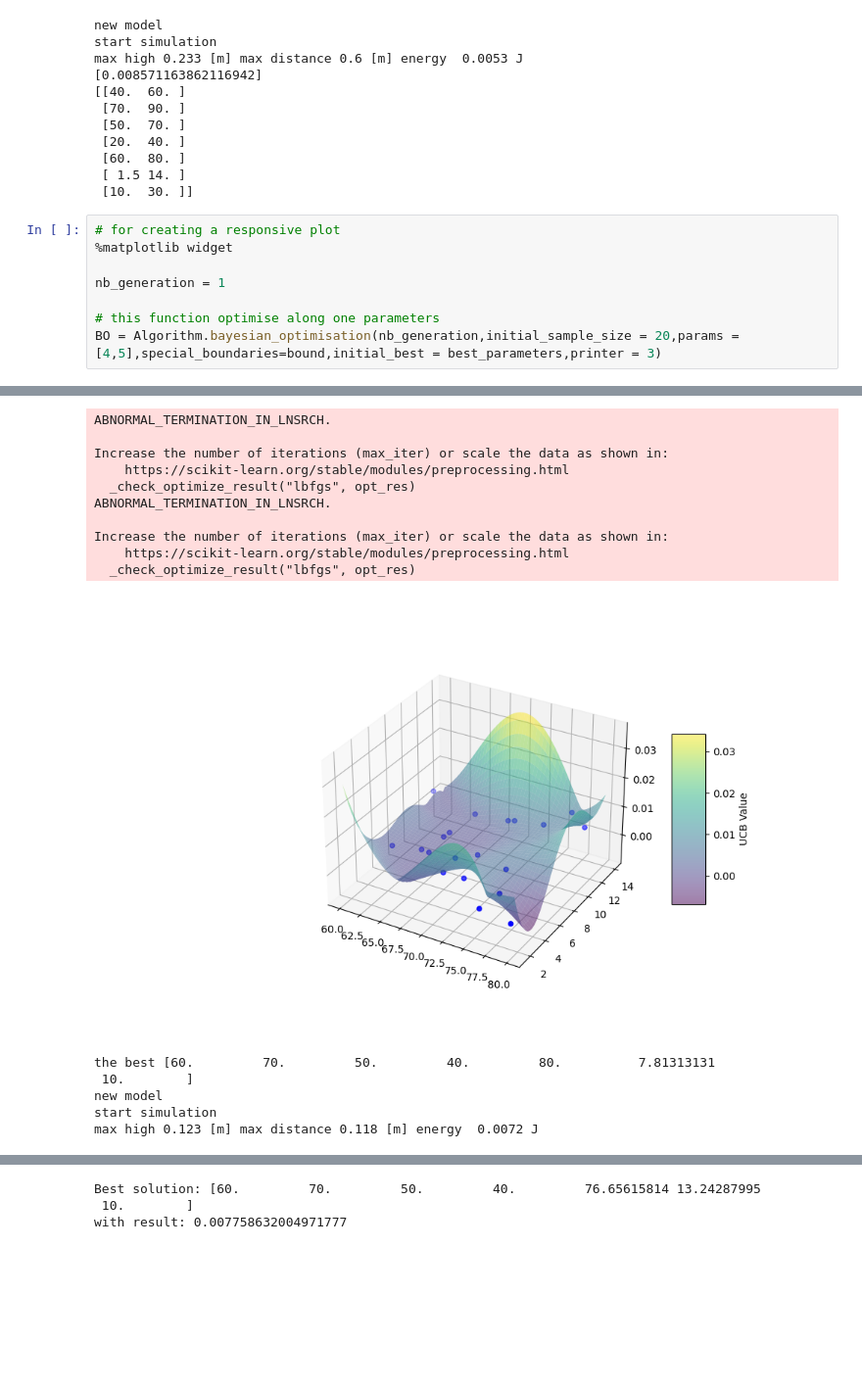
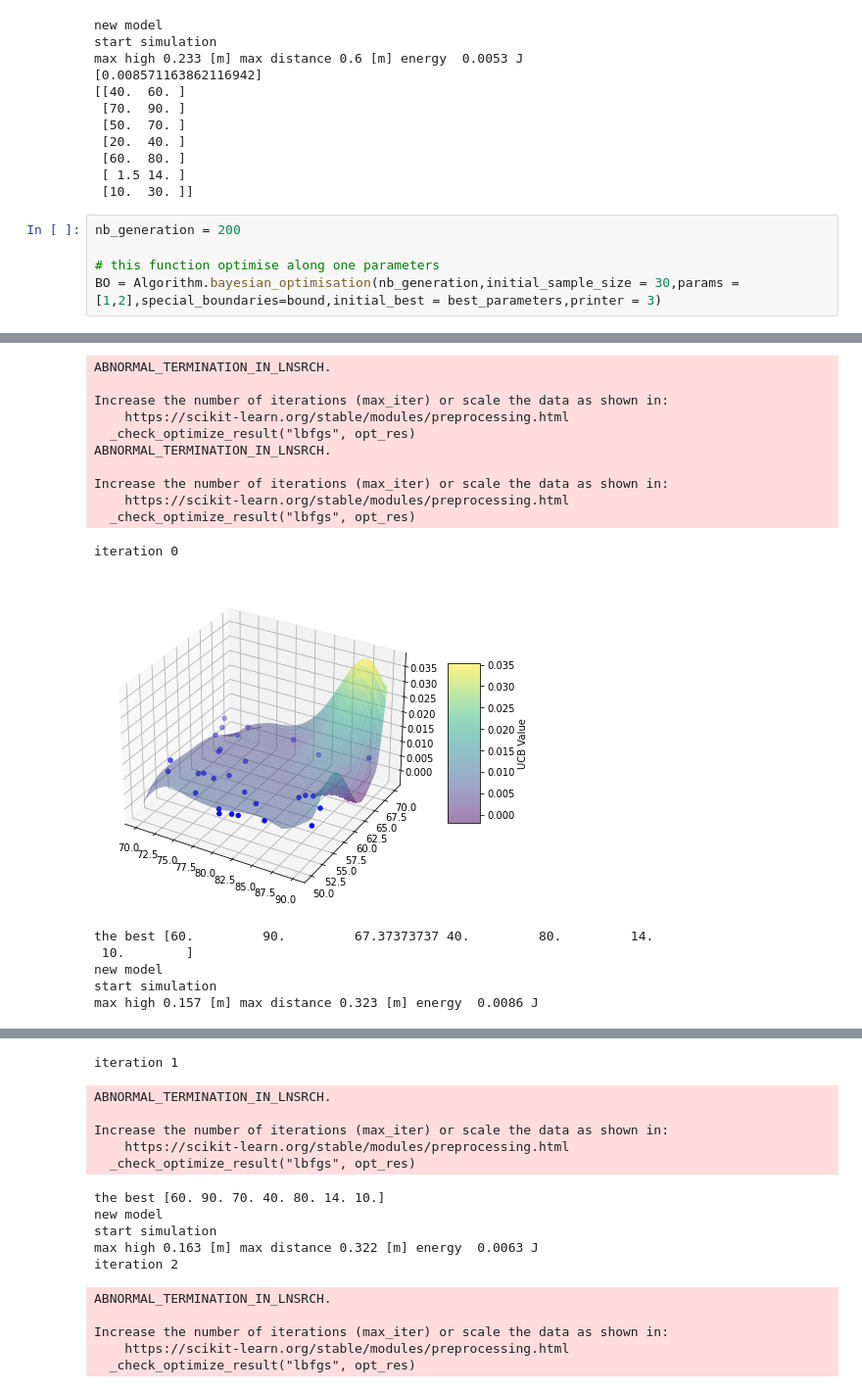
Before and after one commit to alifuatsahin/Jumping-Robot-Design, a Jupyter notebook: jumper_test/optimisation/optimisation BO.ipynb, the cells around one changed output, grey strips where cells are left out. Shown at 98% size. Saved outputs shown, nothing was run; the diff lists cells and outputs as text; blank space fills up the shorter version.

```diff
--- a/jumper_test/optimisation/optimisation BO.ipynb
+++ b/jumper_test/optimisation/optimisation BO.ipynb
@@ -33,12 +33,9 @@ max high 0.233 [m] max distance 0.6 [m] energy  0.0053 J
  [ 1.5 14. ]
  [10.  30. ]]
 # %%
-# for creating a responsive plot
-%matplotlib widget
-
-nb_generation = 1
+nb_generation = 200
 
 # this function optimise along one parameters
-BO = Algorithm.bayesian_optimisation(nb_generation,initial_sample_size = 20,params = [4,5],special_boundaries=bound,initial_best = best_parameters,printer = 3)
+BO = Algorithm.bayesian_optimisation(nb_generation,initial_sample_size = 30,params = [1,2],special_boundaries=bound,initial_best = best_parameters,printer = 3)
 # %% [output]
 optimising around parameter:
@@ -61,16 +58,17 @@ iteration 0
 ABNORMAL_TERMINATION_IN_LNSRCH.
 
 Increase the number of iterations (max_iter) or scale the data as shown in:
     https://scikit-learn.org/stable/modules/preprocessing.html
   _check_optimize_result("lbfgs", opt_res)
 ABNORMAL_TERMINATION_IN_LNSRCH.
 
 Increase the number of iterations (max_iter) or scale the data as shown in:
     https://scikit-learn.org/stable/modules/preprocessing.html
   _check_optimize_result("lbfgs", opt_res)
+iteration 0
-[figure, old version]
+[figure, new version]
-the best [60.         70.         50.         40.         80.          7.81313131
- 10.        ]
-new model
-start simulation
-max high 0.123 [m] max distance 0.118 [m] energy  0.0072 J
+the best [60.         90.         67.37373737 40.         80.         14.
+ 10.        ]
+new model
+start simulation
+max high 0.157 [m] max distance 0.323 [m] energy  0.0086 J
@@ -78,3 +76,16 @@ max high 0.123 [m] max distance 0.118 [m] energy  0.0072 J
-Best solution: [60.         70.         50.         40.         76.65615814 13.24287995
- 10.        ]
-with result: 0.007758632004971777
+iteration 1
+ABNORMAL_TERMINATION_IN_LNSRCH.
+
+Increase the number of iterations (max_iter) or scale the data as shown in:
+    https://scikit-learn.org/stable/modules/preprocessing.html
+  _check_optimize_result("lbfgs", opt_res)
+the best [60. 90. 70. 40. 80. 14. 10.]
+new model
+start simulation
+max high 0.163 [m] max distance 0.322 [m] energy  0.0063 J
+iteration 2
+ABNORMAL_TERMINATION_IN_LNSRCH.
+
+Increase the number of iterations (max_iter) or scale the data as shown in:
+    https://scikit-learn.org/stable/modules/preprocessing.html
+  _check_optimize_result("lbfgs", opt_res)
```
Also changed, not shown: parts of 1 cell of this notebook.
